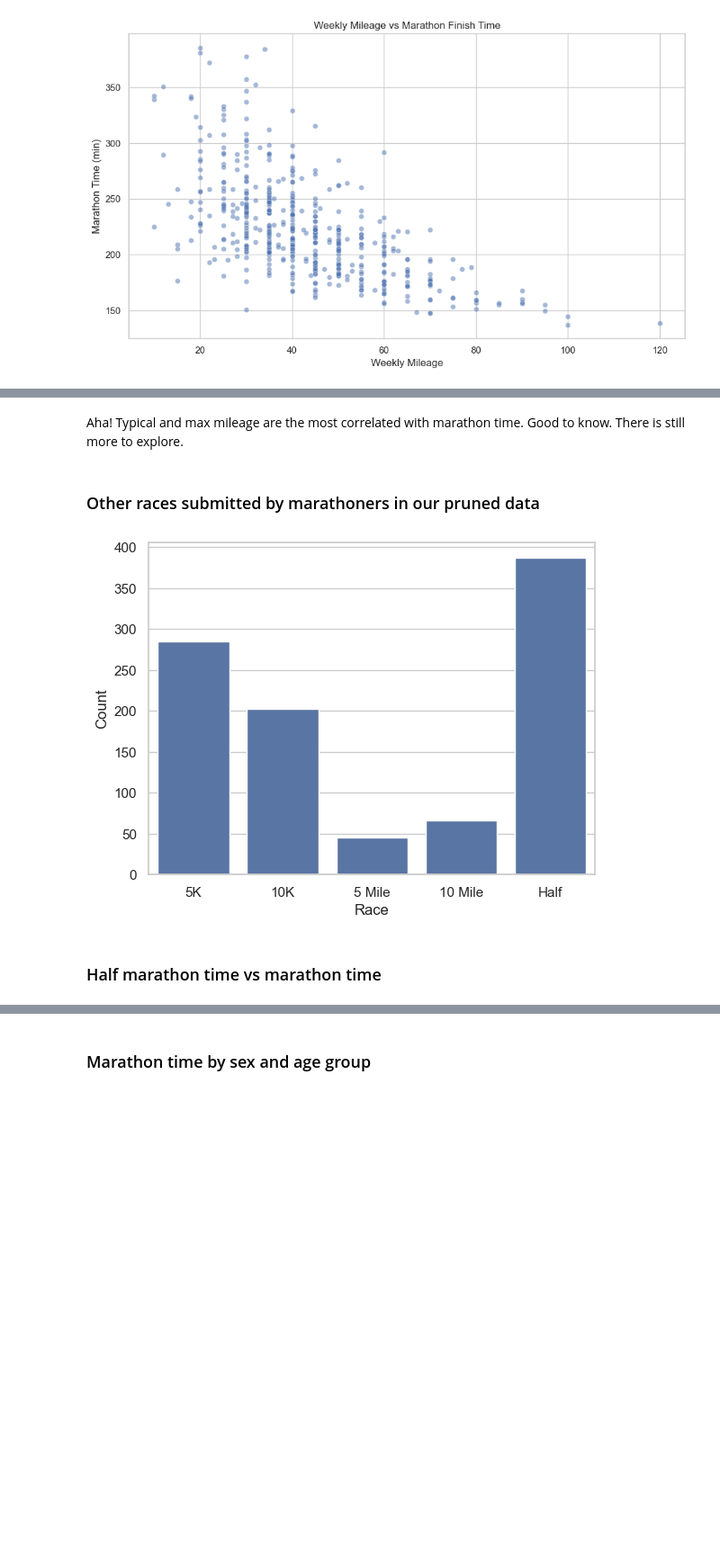
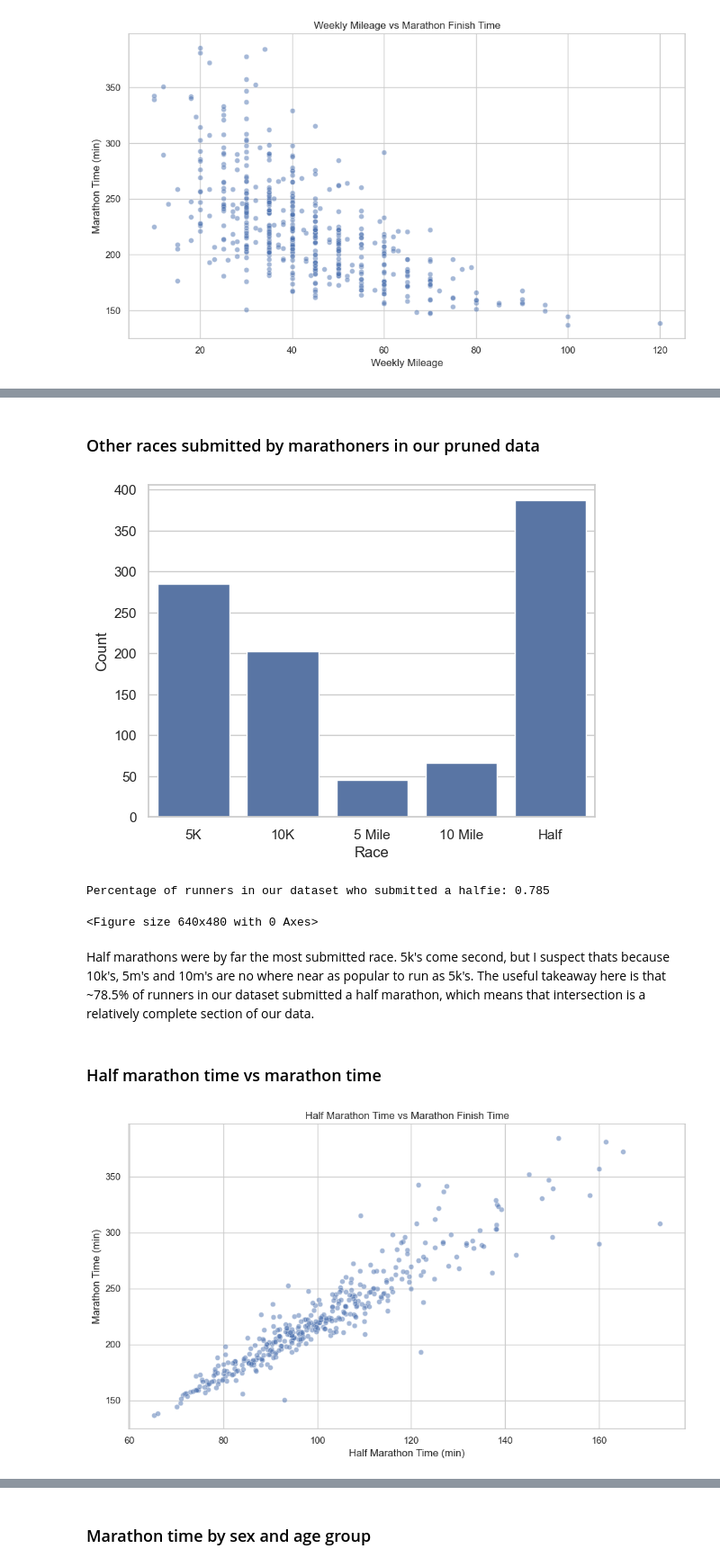
Before and after one commit to jacmil/Marathon-Pace-Predictor, a Jupyter notebook: notebooks/01_data_exploration.ipynb, the cells around one changed output, grey strips where cells are left out. Shown at 90% size. Drawn from its saved outputs; the diff is of its cells as text; code cells hidden in the pictures; blank space fills up the shorter version.

```diff
--- a/notebooks/01_data_exploration.ipynb
+++ b/notebooks/01_data_exploration.ipynb
@@ -203,5 +198,3 @@ dtype: float64
-# %% [markdown]
-Aha! Typical and max mileage are the most correlated with marathon time. Good to know. There is still more to explore.
 # %% [markdown]
 ### Other races submitted by marathoners in our pruned data
 # %%
@@ -212,16 +205,25 @@ sns.barplot(x=race_counts.index, y=race_counts.values)
 plt.xlabel("Race")
 plt.ylabel("Count")
 plt.show()
+plt.savefig('../results/figures/other_races_count.png', dpi=150)
+
+print(f'Percentage of runners in our dataset who submitted a halfie: {round(useable_data['mh_ti_adj'].notna().sum() / useable_data['mf_ti_adj'].notna().sum(), 3)}')
 # %% [output]
 [figure]
+Percentage of runners in our dataset who submitted a halfie: 0.785
+<Figure size 640x480 with 0 Axes>
+# %% [markdown]
+Half marathons were by far the most submitted race. 5k's come second, but I suspect thats because 10k's, 5m's and 10m's are no where near as popular to run as 5k's. The useful takeaway here is that ~78.5% of runners in our dataset submitted a half marathon, which means that intersection is a relatively complete section of our data.
 # %% [markdown]
 ### Half marathon time vs marathon time
 # %%
-# Scatter plot — should show strong positive correlation
+# Scatter plot of halfie vs full
 fig, ax = plt.subplots(figsize=(10, 6))
-# sns.scatterplot(data=df, x='half_marathon_time', y='marathon_time', alpha=0.5, ax=ax)
-# ax.set_xlabel('Half Marathon Time (min)')
-# ax.set_ylabel('Marathon Time (min)')
-# ax.set_title('Half Marathon Time vs Marathon Finish Time')
-# plt.tight_layout()
-# plt.savefig('../results/figures/half_vs_marathon.png', dpi=150)
+sns.scatterplot(data=useable_data, x='mh_ti_adj', y='mf_ti_adj', alpha=0.5, ax=ax)
+ax.set_xlabel('Half Marathon Time (min)')
+ax.set_ylabel('Marathon Time (min)')
+ax.set_title('Half Marathon Time vs Marathon Finish Time')
+plt.tight_layout()
+plt.savefig('../results/figures/half_vs_marathon.png', dpi=150)
+# %% [output]
+[figure, added]
```
Also changed, not shown: parts of 8 cells of this notebook.
